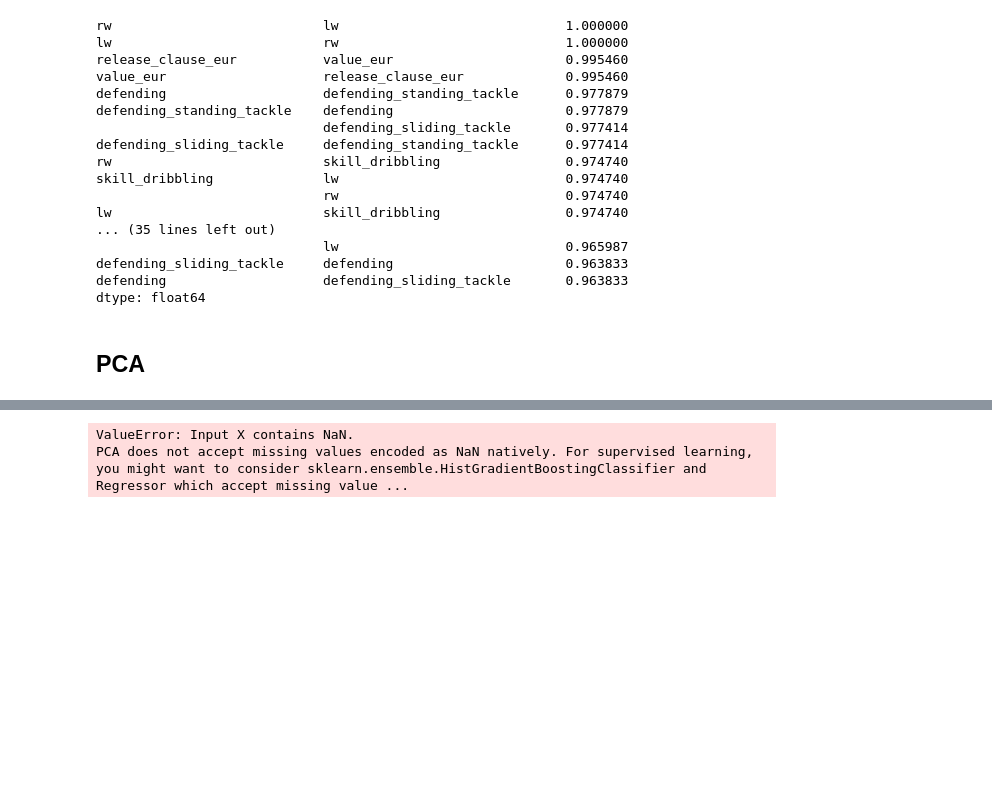
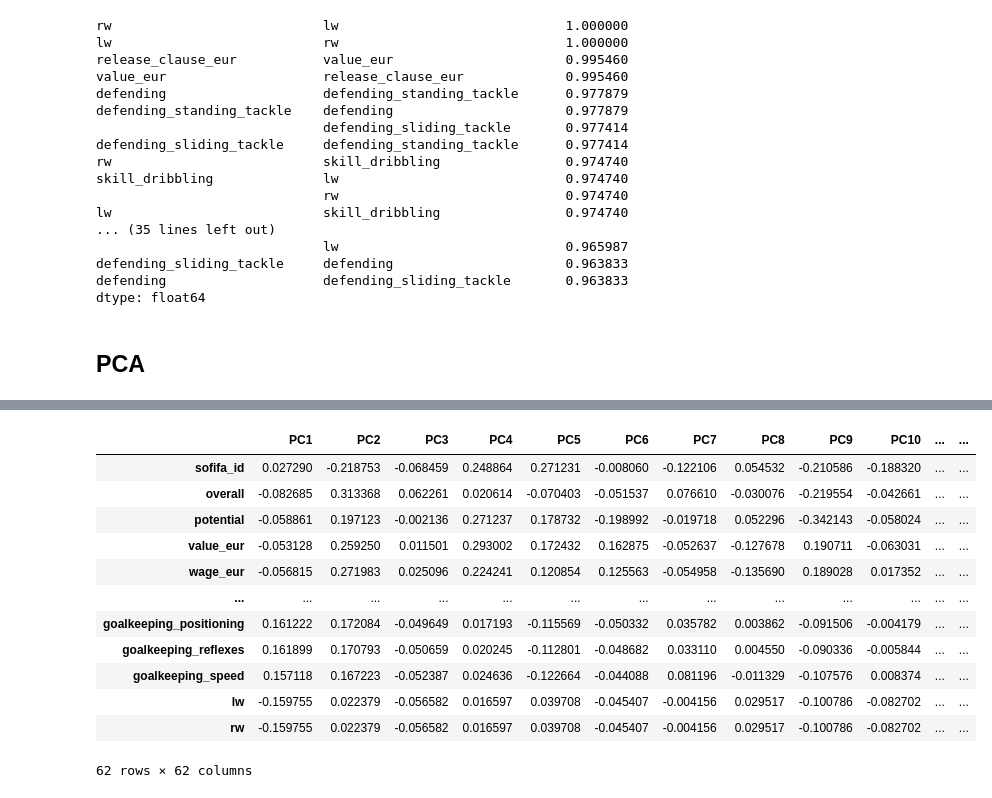
Before and after one commit to wojtek2288/ppd-projekt, a Jupyter notebook: ppd_projekt.ipynb, the cells around one changed output, grey strips where cells are left out. Cells and saved outputs as stored; diff of their text form; code cells hidden in the pictures; blank space fills up the shorter version.

```diff
--- a/ppd_projekt.ipynb
+++ b/ppd_projekt.ipynb
@@ -194,13 +217,27 @@ dtype: float64
 # %%
 from sklearn.decomposition import PCA
 
-# TODO: zrobić coś z NaN średnia czy coś albo 0
-pca = PCA(random_state=RANDOM_STATE)
-pca.fit_transform(dataNumeric)
+pca = PCA(random_state=0, n_components=len(numericColumns))
+dataTransformed = pca.fit_transform(dataNoNans)
+df_transformed = pd.DataFrame(
+        data = dataTransformed,
+        columns = numericColumns
+    )
 n_components = len(pca.components_)
 pca_cols = [f'PC{x+1}' for x in range(n_components)]
 df_pca_components = pd.DataFrame(data = np.transpose(pca.components_), columns=pca_cols, index=dataNumeric.columns)
 df_pca_components
 # %% [output]
+|  | PC1 | PC2 | PC3 | PC4 | PC5 | PC6 | PC7 | PC8 | PC9 | PC10 | ... | ... |
+| sofifa_id | 0.027290 | -0.218753 | -0.068459 | 0.248864 | 0.271231 | -0.008060 | -0.122106 | 0.054532 | -0.210586 | -0.188320 | ... | ... |
+| overall | -0.082685 | 0.313368 | 0.062261 | 0.020614 | -0.070403 | -0.051537 | 0.076610 | -0.030076 | -0.219554 | -0.042661 | ... | ... |
+| potential | -0.058861 | 0.197123 | -0.002136 | 0.271237 | 0.178732 | -0.198992 | -0.019718 | 0.052296 | -0.342143 | -0.058024 | ... | ... |
+| value_eur | -0.053128 | 0.259250 | 0.011501 | 0.293002 | 0.172432 | 0.162875 | -0.052637 | -0.127678 | 0.190711 | -0.063031 | ... | ... |
+| wage_eur | -0.056815 | 0.271983 | 0.025096 | 0.224241 | 0.120854 | 0.125563 | -0.054958 | -0.135690 | 0.189028 | 0.017352 | ... | ... |
+| ... | ... | ... | ... | ... | ... | ... | ... | ... | ... | ... | ... | ... |
+| goalkeeping_positioning | 0.161222 | 0.172084 | -0.049649 | 0.017193 | -0.115569 | -0.050332 | 0.035782 | 0.003862 | -0.091506 | -0.004179 | ... | ... |
+| goalkeeping_reflexes | 0.161899 | 0.170793 | -0.050659 | 0.020245 | -0.112801 | -0.048682 | 0.033110 | 0.004550 | -0.090336 | -0.005844 | ... | ... |
+| goalkeeping_speed | 0.157118 | 0.167223 | -0.052387 | 0.024636 | -0.122664 | -0.044088 | 0.081196 | -0.011329 | -0.107576 | 0.008374 | ... | ... |
+| lw | -0.159755 | 0.022379 | -0.056582 | 0.016597 | 0.039708 | -0.045407 | -0.004156 | 0.029517 | -0.100786 | -0.082702 | ... | ... |
+| rw | -0.159755 | 0.022379 | -0.056582 | 0.016597 | 0.039708 | -0.045407 | -0.004156 | 0.029517 | -0.100786 | -0.082702 | ... | ... |
-ValueError: Input X contains NaN.
-PCA does not accept missing values encoded as NaN natively. For supervised learning, you might want to consider sklearn.ensemble.HistGradientBoostingClassifier and Regressor which accept missing value ...
+62 rows × 62 columns
```
Also changed, not shown: parts of 8 cells of this notebook.
